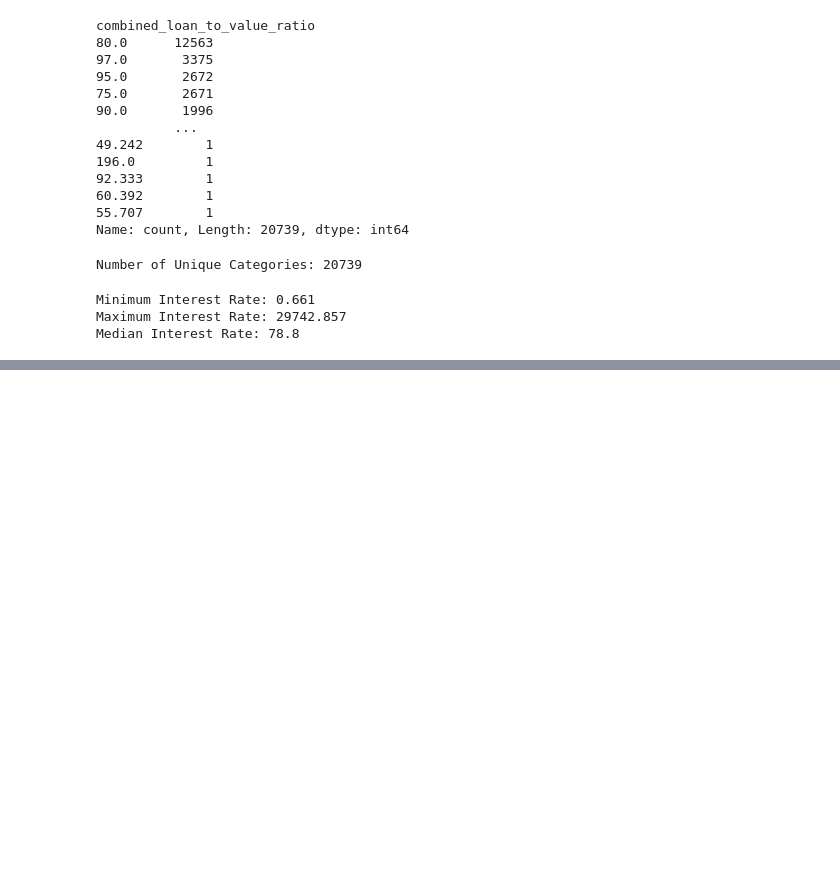
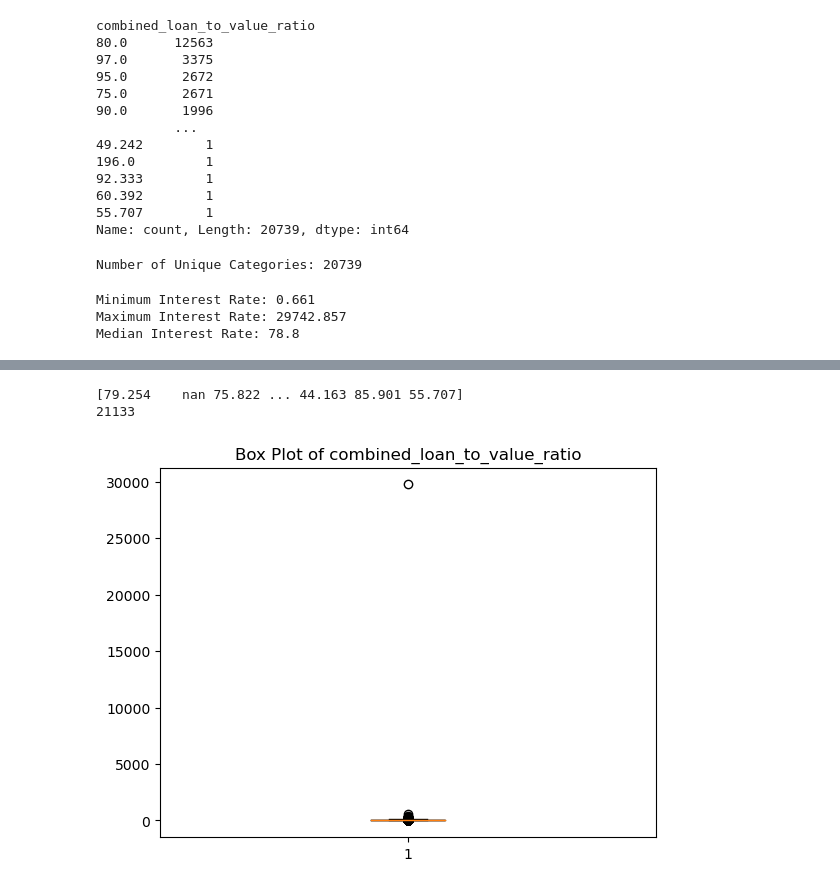
Before and after one commit to aschera/credit_risk_predictor, a Jupyter notebook: notebooks/Christinas/EDA_stepwise/6_combined_loan_to_value_ratio.ipynb, the cells around one changed output, grey strips where cells are left out. Saved outputs shown, nothing was run; the diff lists cells and outputs as text; code cells hidden in the pictures; blank space fills up the shorter version.

```diff
--- a/notebooks/Christinas/EDA_stepwise/6_combined_loan_to_value_ratio.ipynb
+++ b/notebooks/Christinas/EDA_stepwise/6_combined_loan_to_value_ratio.ipynb
@@ -81,0 +105,16 @@ Median Interest Rate: 78.8
+# %%
+df1 = df.copy()
+df1['combined_loan_to_value_ratio'] = pd.to_numeric(df['combined_loan_to_value_ratio'], errors='coerce')
+df1 = df1.dropna(subset=['combined_loan_to_value_ratio'])
+
+print(df['combined_loan_to_value_ratio'].unique())
+print(df['combined_loan_to_value_ratio'].isna().sum())
+
+# Create a box plot of the 'interest_rate' column
+plt.boxplot(df1['combined_loan_to_value_ratio'])
+plt.title('Box Plot of combined_loan_to_value_ratio')
+plt.show()
+# %% [output]
+[79.254    nan 75.822 ... 44.163 85.901 55.707]
+21133
+[figure, added]
```
Also changed, not shown: parts of 13 cells of this notebook.
